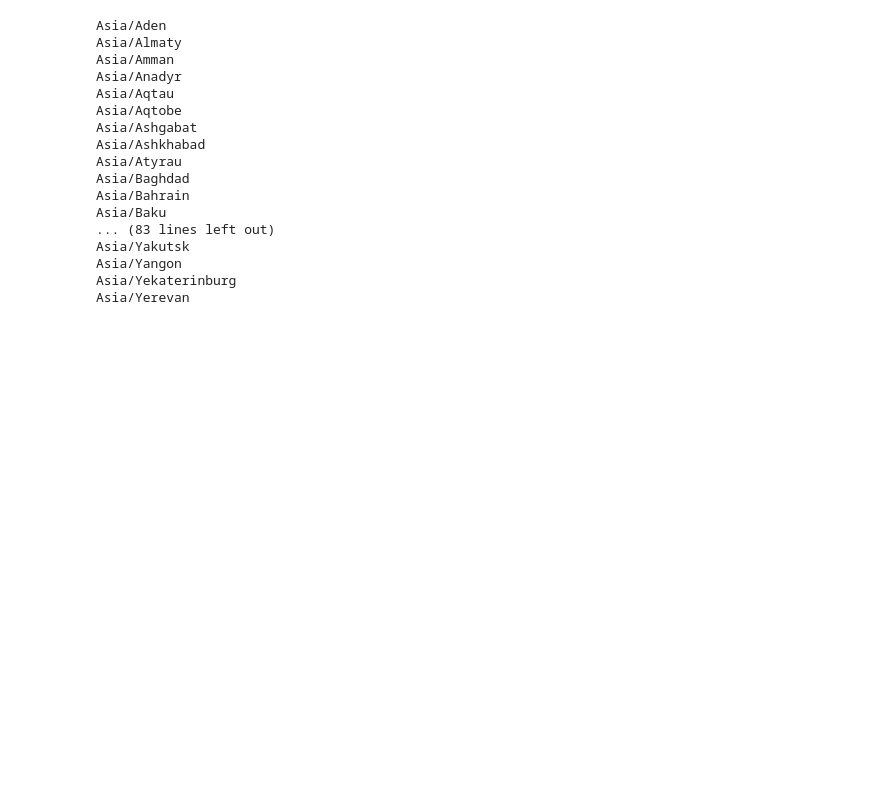
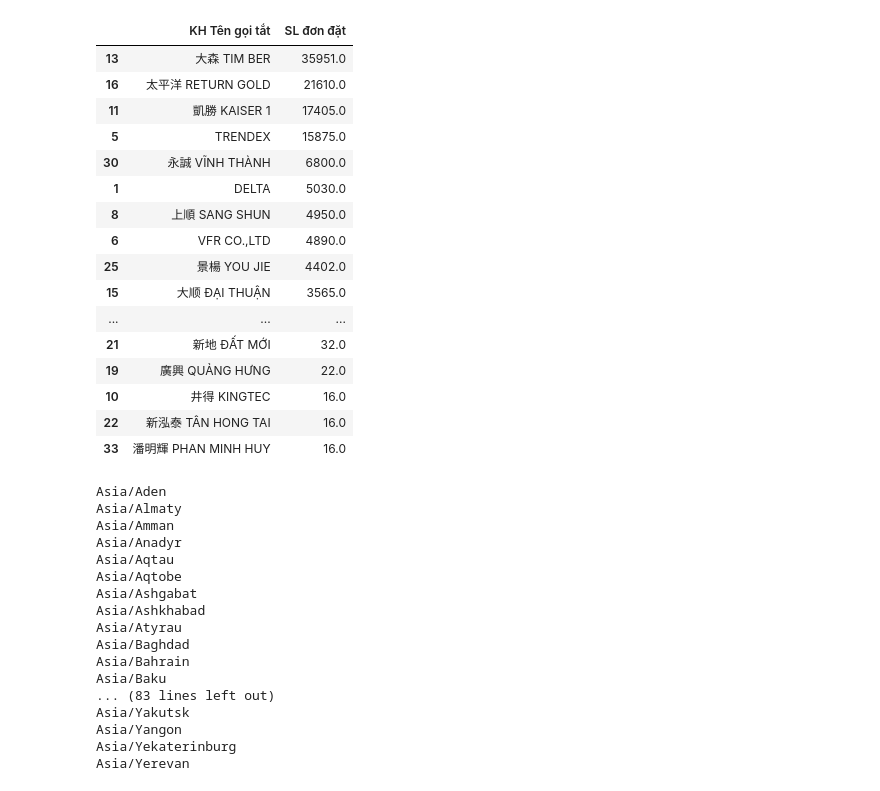
Before and after one commit to datnt1171/dashboard, a Jupyter notebook: test.ipynb, the cells around one changed output. Drawn from its saved outputs; the diff is of its cells as text; code cells hidden in the pictures; blank space fills up the shorter version.

```diff
--- a/test.ipynb
+++ b/test.ipynb
@@ -13,3 +15,32 @@ from dateutil.relativedelta import relativedelta
+# %%
+date_col = ['Ngày ĐĐH','Ngày CT','Ngày dự tính giao hàng ban đầu','Ngày dự định giao hàng']
+# %%
+for col in date_col:
+    df[col] = pd.to_datetime(df[col], dayfirst=True)
+# %%
+df1 = df[df['Ngày dự định giao hàng']>='2025-04-20']
+# %%
+df_grouped = df1.groupby('KH Tên gọi tắt').agg({'SL đơn đặt':'sum'}).reset_index()
+# %%
+df_grouped.sort_values(by='SL đơn đặt', ascending=False)
+# %% [output]
+|  | KH Tên gọi tắt | SL đơn đặt |
+| 13 | 大森 TIM BER | 35951.0 |
+| 16 | 太平洋 RETURN GOLD | 21610.0 |
+| 11 | 凱勝 KAISER 1 | 17405.0 |
+| 5 | TRENDEX | 15875.0 |
+| 30 | 永誠 VĨNH THÀNH | 6800.0 |
+| 1 | DELTA | 5030.0 |
+| 8 | 上順 SANG SHUN | 4950.0 |
+| 6 | VFR CO.,LTD | 4890.0 |
+| 25 | 景楊 YOU JIE | 4402.0 |
+| 15 | 大顺 ĐẠI THUẬN | 3565.0 |
+| ... | ... | ... |
+| 21 | 新地 ĐẤT MỚI | 32.0 |
+| 19 | 廣興 QUẢNG HƯNG | 22.0 |
+| 10 | 井得 KINGTEC | 16.0 |
+| 22 | 新泓泰 TÂN HONG TAI | 16.0 |
+| 33 | 潘明輝 PHAN MINH HUY | 16.0 |
 # %%
 import pytz
 a = pytz.all_timezones
```
Also changed, not shown: parts of 1 cell of this notebook, 1 other file.
